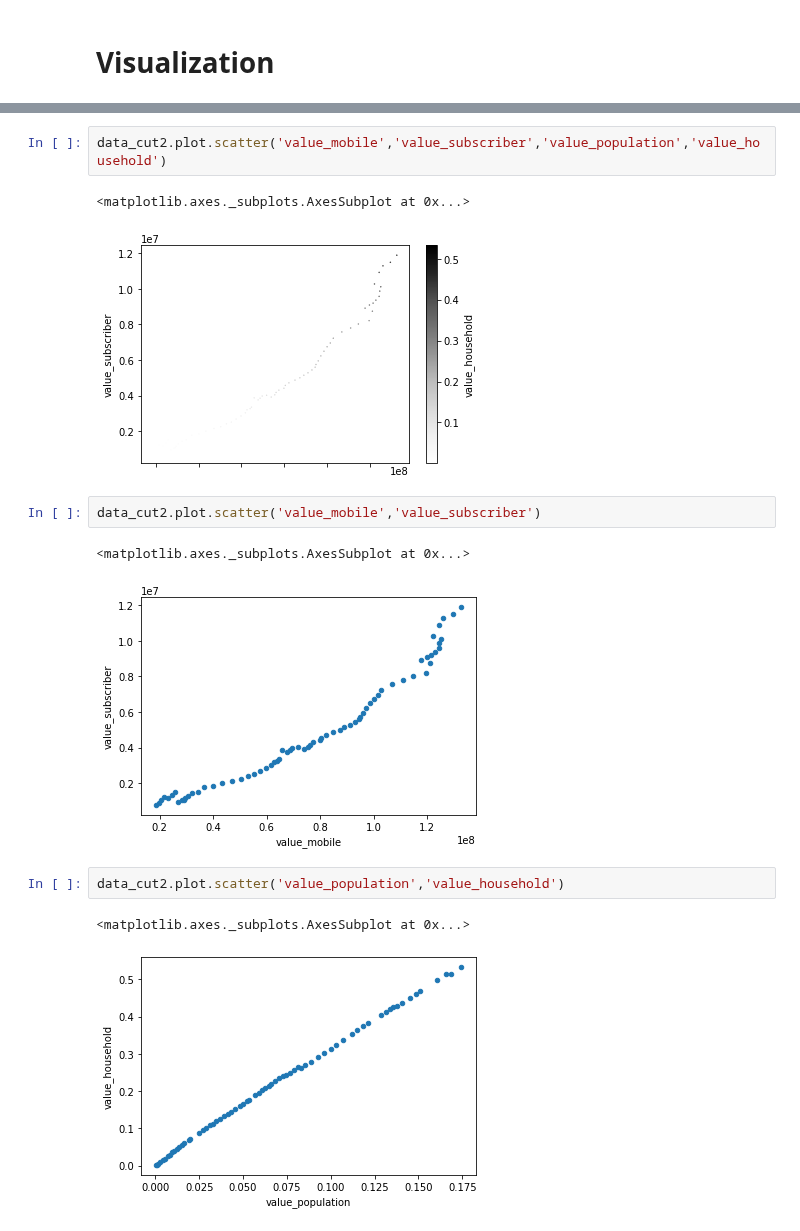
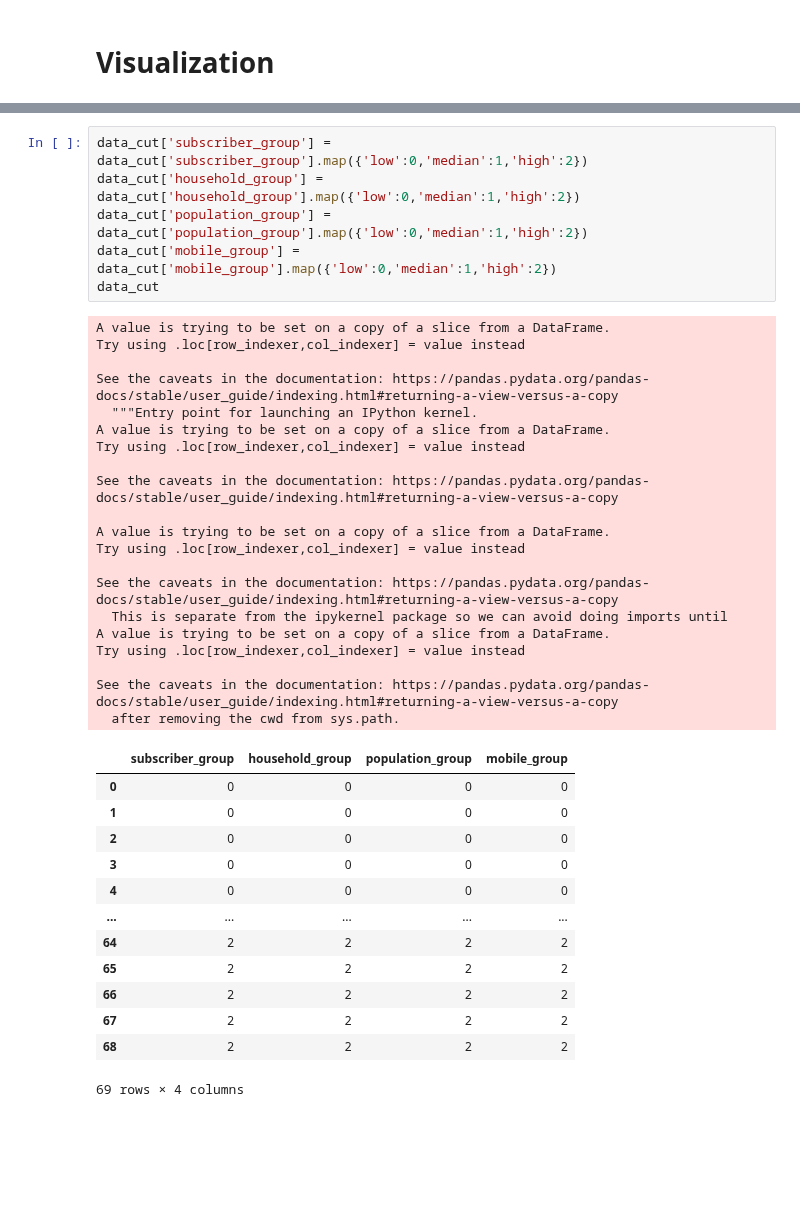
Before and after one commit to mintra-tippayaratsontorn/DWDM21, a Jupyter notebook: Project_DWDM.ipynb, the cells around one changed output, grey strips where cells are left out. Saved outputs shown, nothing was run; the diff lists cells and outputs as text; blank space fills up the shorter version.

```diff
--- a/Project_DWDM.ipynb
+++ b/Project_DWDM.ipynb
@@ -650,15 +644,40 @@ data_cut2
-# %%
-data_cut2.plot.scatter('value_mobile','value_subscriber','value_population','value_household')
-# %% [output]
-<matplotlib.axes._subplots.AxesSubplot at 0x...>
-[figure, removed]
-# %%
-data_cut2.plot.scatter('value_mobile','value_subscriber')
-# %% [output]
-<matplotlib.axes._subplots.AxesSubplot at 0x...>
-[figure, removed]
-# %%
-data_cut2.plot.scatter('value_population','value_household')
-# %% [output]
-<matplotlib.axes._subplots.AxesSubplot at 0x...>
-[figure, removed]
+# %%
+data_cut['subscriber_group'] = data_cut['subscriber_group'].map({'low':0,'median':1,'high':2})
+data_cut['household_group'] = data_cut['household_group'].map({'low':0,'median':1,'high':2})
+data_cut['population_group'] = data_cut['population_group'].map({'low':0,'median':1,'high':2})
+data_cut['mobile_group'] = data_cut['mobile_group'].map({'low':0,'median':1,'high':2})
+data_cut
+# %% [output]
+A value is trying to be set on a copy of a slice from a DataFrame.
+Try using .loc[row_indexer,col_indexer] = value instead
+
+See the caveats in the documentation: https://pandas.pydata.org/pandas-docs/stable/user_guide/indexing.html#returning-a-view-versus-a-copy
+  """Entry point for launching an IPython kernel.
+A value is trying to be set on a copy of a slice from a DataFrame.
+Try using .loc[row_indexer,col_indexer] = value instead
+
+See the caveats in the documentation: https://pandas.pydata.org/pandas-docs/stable/user_guide/indexing.html#returning-a-view-versus-a-copy
+
+A value is trying to be set on a copy of a slice from a DataFrame.
+Try using .loc[row_indexer,col_indexer] = value instead
+
+See the caveats in the documentation: https://pandas.pydata.org/pandas-docs/stable/user_guide/indexing.html#returning-a-view-versus-a-copy
+  This is separate from the ipykernel package so we can avoid doing imports until
+A value is trying to be set on a copy of a slice from a DataFrame.
+Try using .loc[row_indexer,col_indexer] = value instead
+
+See the caveats in the documentation: https://pandas.pydata.org/pandas-docs/stable/user_guide/indexing.html#returning-a-view-versus-a-copy
+  after removing the cwd from sys.path.
+|  | subscriber_group | household_group | population_group | mobile_group |
+| 0 | 0 | 0 | 0 | 0 |
+| 1 | 0 | 0 | 0 | 0 |
+| 2 | 0 | 0 | 0 | 0 |
+| 3 | 0 | 0 | 0 | 0 |
+| 4 | 0 | 0 | 0 | 0 |
+| ... | ... | ... | ... | ... |
+| 64 | 2 | 2 | 2 | 2 |
+| 65 | 2 | 2 | 2 | 2 |
+| 66 | 2 | 2 | 2 | 2 |
+| 67 | 2 | 2 | 2 | 2 |
+| 68 | 2 | 2 | 2 | 2 |
+69 rows × 4 columns
```
Also changed, not shown: parts of 29 cells of this notebook.
